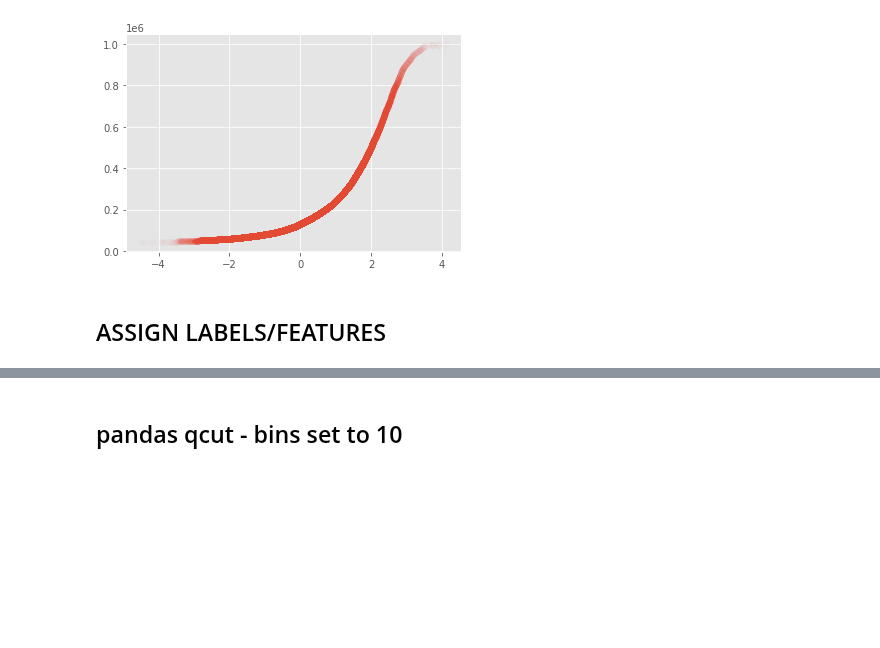
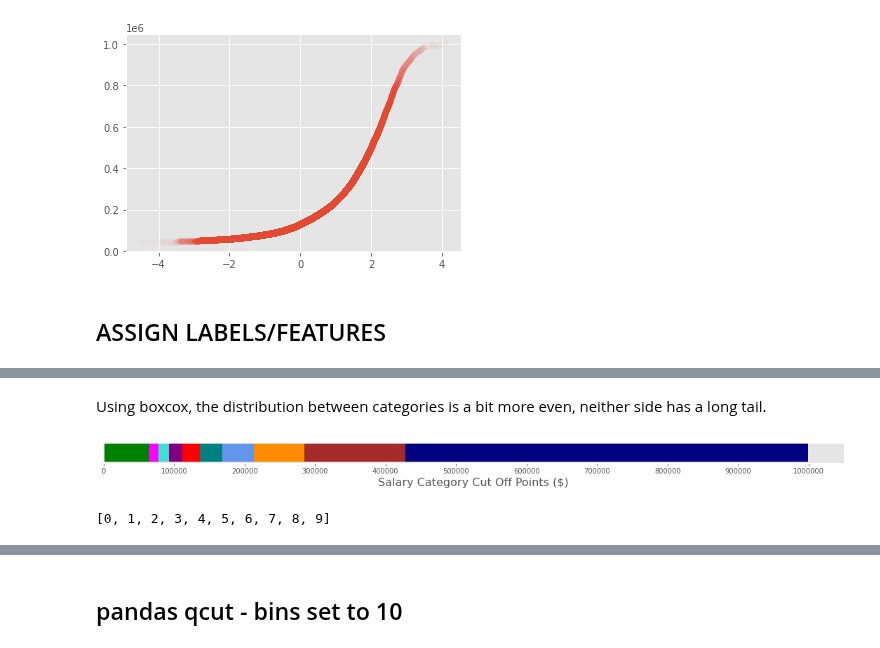
Before and after one commit to mrkjhsn/Not_for_Profit_Compensation_Modeling, a Jupyter notebook: 07.label_category_assignment.ipynb, the cells around one changed output, grey strips where cells are left out. Cells and saved outputs as stored; diff of their text form; code cells hidden in the pictures; blank space fills up the shorter version.

```diff
--- a/07.label_category_assignment.ipynb
+++ b/07.label_category_assignment.ipynb
@@ -70,0 +172,35 @@ plt.scatter(pd.Series(np.random.normal(0, 1, features.reportable_comp.shape[0]))
+# %% [markdown]
+Using boxcox, the distribution between categories is a bit more even, neither side has a long tail.
+# %%
+# visualize the jump in salary
+# between bin levels
+fig, ax = plt.subplots(figsize=(15, 1.2))
+from itertools import cycle
+
+colors = ['navy',
+        'brown',
+        'darkorange',
+        'cornflowerblue',
+        'teal',
+        'red',
+       'purple',
+       'turquoise',
+       'magenta',
+       'green']
+
+for cat, color in zip(pd.Series(inv_boxcox(breaks_box_cox, stats.boxcox(df.reportable_comp)[1]))[1:] \
+    .reset_index(drop=True).sort_index(ascending=False), colors):
+    plt.barh(width=cat, y=0, color=color)
+
+ax.axes.get_yaxis().set_visible(False)
+plt.xlabel('Salary Category Cut Off Points ($)', fontsize=16)
+plt.xticks([x for x in range(0, 1100000, 100000)])
+plt.ticklabel_format(style='plain')
+plt.tight_layout()
+plt.savefig('03.visualizations/salary_category_schedule.png');
+# %% [output]
+[figure, added]
+# %%
+[x for x in range(0, 10)]
+# %% [output]
+[0, 1, 2, 3, 4, 5, 6, 7, 8, 9]
```
Also changed, not shown: parts of 55 cells of this notebook.
